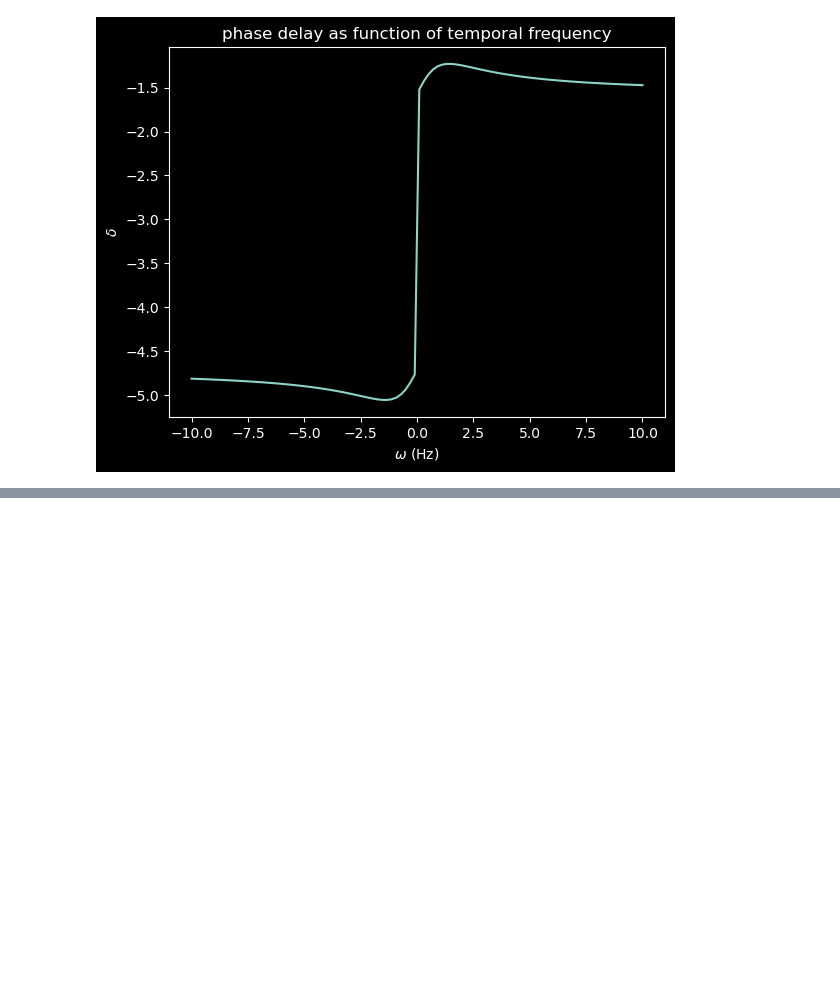
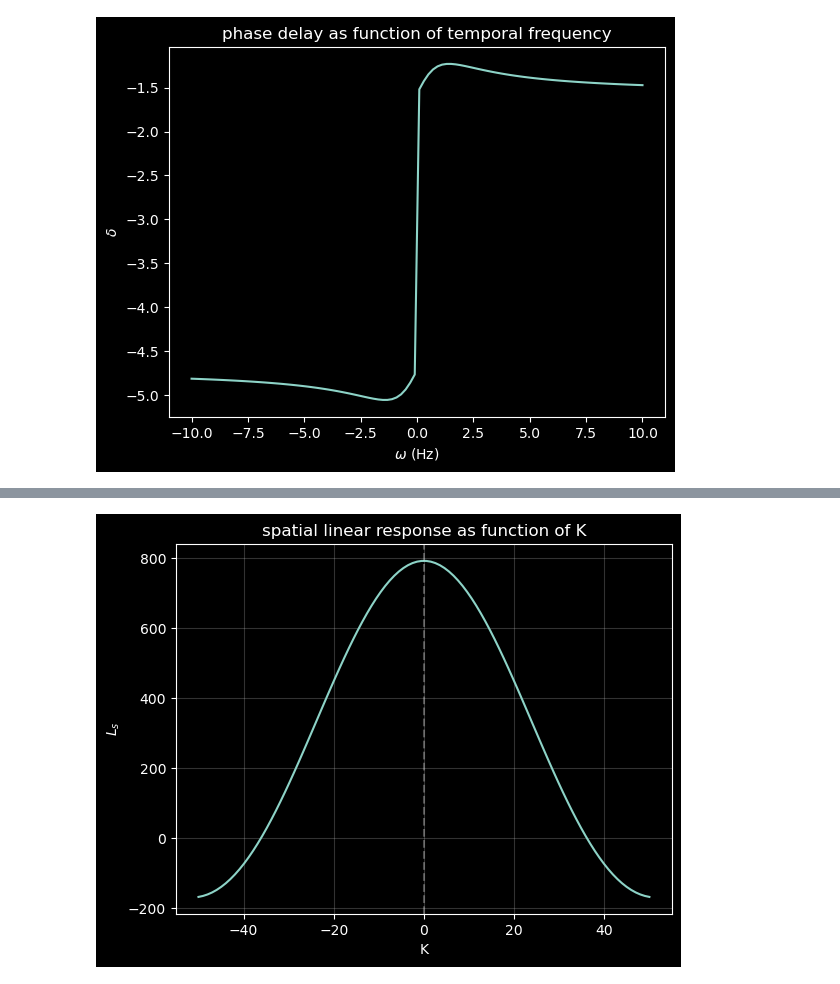
Before and after one commit to polsen99/theoretical_neuroscience, a Jupyter notebook: ch2.ipynb, the cells around one changed output, grey strips where cells are left out. Saved outputs shown, nothing was run; the diff lists cells and outputs as text; code cells hidden in the pictures; blank space fills up the shorter version.

```diff
--- a/ch2.ipynb
+++ b/ch2.ipynb
@@ -528,0 +539,33 @@ Text(0.5, 1.0, 'phase delay as function of temporal frequency')
+# %%
+sigma_x = sigma_y = np.deg2rad(1)
+k = 2
+A = 50
+phi = 0
+
+def Ds(x, y, phi=0):
+    term1 = (1 / (2 * np.pi * sigma_x * sigma_y))
+    term2 = np.exp(-((x**2 / 2*sigma_x**2)) - (y**2 / 2*sigma_y**2))
+    term3 = np.cos(k*x - phi)
+    return term1 * term2 * term3
+
+def stim(x, K):
+    return A * np.cos(K * x)
+
+def Ls(x, y, K):
+    return Ds(x, y) * stim(x, K)
+# %%
+from scipy.integrate import dblquad
+# integrate over range
+k_vals = np.linspace(-50, 50, 100)
+int_range = 5 * sigma_x
+ls_vals = [dblquad(Ls, -int_range, int_range, lambda _: -int_range, lambda _: int_range, args=(K,))[0] for K in k_vals]
+# %%
+# preferred spatial phase is 0
+plt.plot(k_vals, ls_vals)
+plt.axvline(0, linestyle='--', alpha=0.3)
+plt.xlabel('K')
+plt.ylabel('$L_s$')
+plt.title('spatial linear response as function of K')
+plt.grid(True, alpha=0.2)
+# %% [output]
+[figure, added]
```
Also changed, not shown: parts of 10 cells of this notebook.
